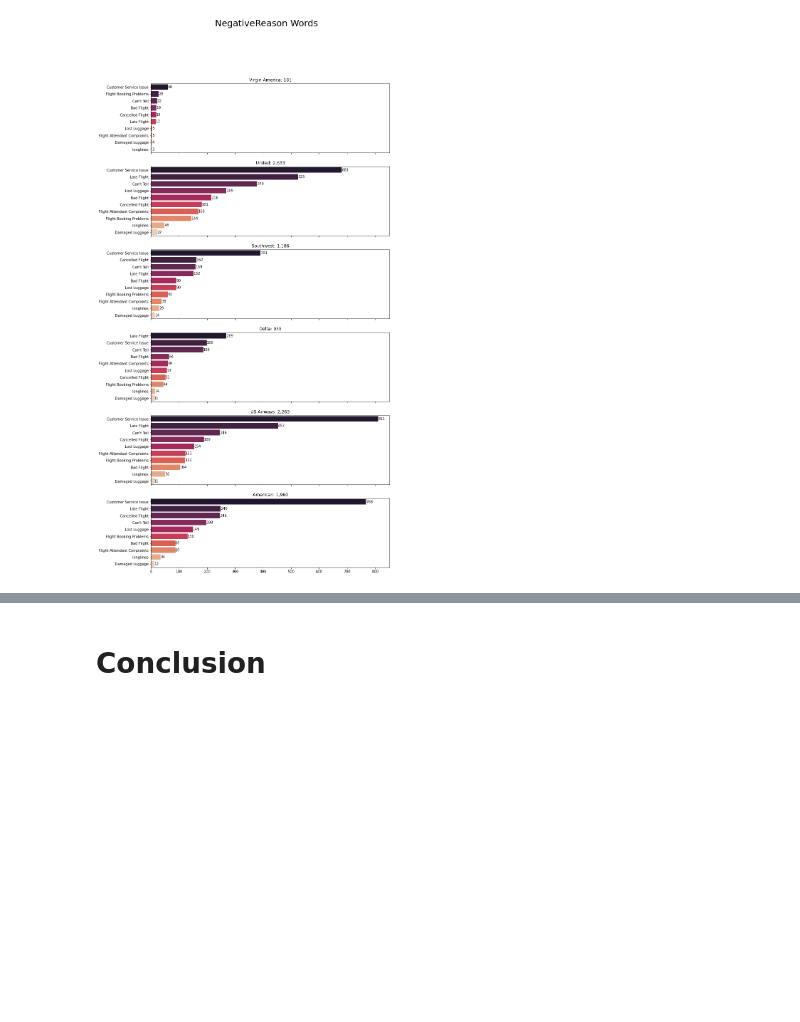
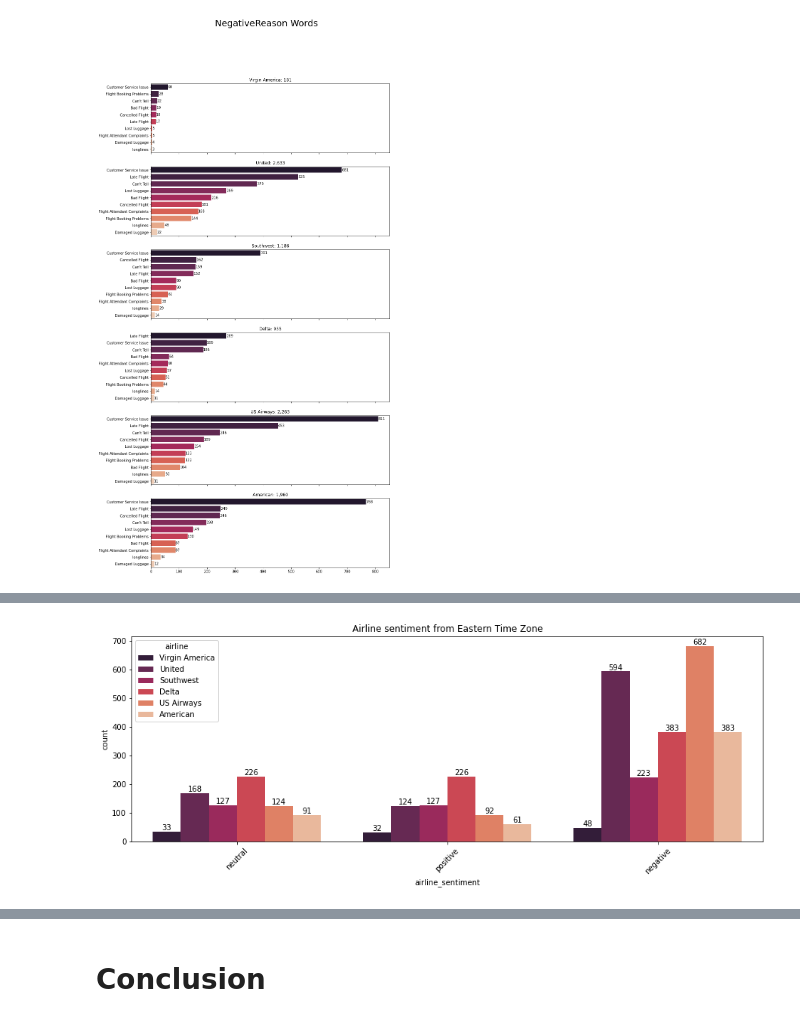
Before and after one commit to KierraDangerfield/Springboard, a Jupyter notebook: Capstone 3 Airline Sentiment Analysis/Notebooks/2 Sentiment Analysis EDA.ipynb, the cells around one changed output, grey strips where cells are left out. Cells and saved outputs as stored; diff of their text form; code cells hidden in the pictures; blank space fills up the shorter version.

```diff
--- a/Capstone 3 Airline Sentiment Analysis/Notebooks/2 Sentiment Analysis EDA.ipynb
+++ b/Capstone 3 Airline Sentiment Analysis/Notebooks/2 Sentiment Analysis EDA.ipynb
@@ -562,0 +595,13 @@ The tweets are between Feb. 16, 2015 and Feb 24, 2015
+# %%
+eastTZ = tweets[tweets["user_timezone"] == "Eastern Time (US & Canada)"]
+
+fig, axes = plt.subplots(figsize=(15, 5))
+axes = sns.countplot(x = "airline_sentiment", hue="airline", data=eastTZ, palette="rocket")
+plt.title("Airline sentiment from Eastern Time Zone")
+
+plt.xticks(rotation=45)
+
+for container in axes.containers:
+    axes.bar_label(container)
+# %% [output]
+[figure, added]
```
Also changed, not shown: parts of 21 cells of this notebook.
